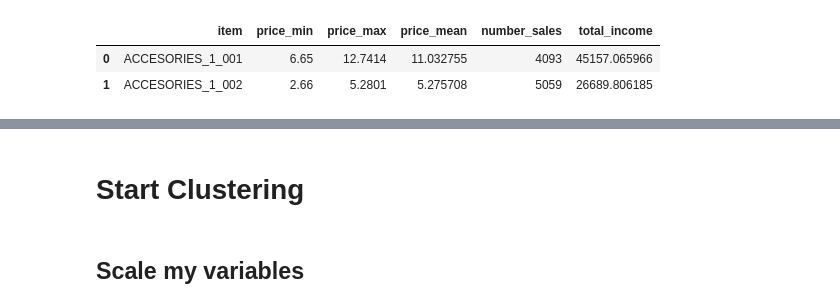
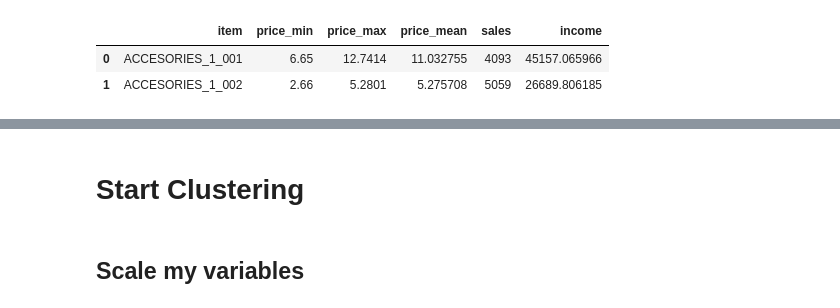
Before and after one commit to Unbiunio/DS-MARKET-TFM, a Jupyter notebook: cluster/cluster.ipynb, the cells around one changed output, grey strips where cells are left out. Saved outputs shown, nothing was run; the diff lists cells and outputs as text; code cells hidden in the pictures.

```diff
--- a/cluster/cluster.ipynb
+++ b/cluster/cluster.ipynb
@@ -40,9 +46,9 @@ df_cluster.head(1)
 # %%
 #Created colum "total_income" that represent the total income for product
-df_cluster['total_income']= df_cluster['price_mean']*df_cluster['number_sales']
+df_cluster['income']= df_cluster['price_mean']*df_cluster['sales']
 df_cluster.head(2)
 # %% [output]
-|  | item | price_min | price_max | price_mean | number_sales | total_income |
+|  | item | price_min | price_max | price_mean | sales | income |
 | 0 | ACCESORIES_1_001 | 6.65 | 12.7414 | 11.032755 | 4093 | 45157.065966 |
 | 1 | ACCESORIES_1_002 | 2.66 | 5.2801 | 5.275708 | 5059 | 26689.806185 |
 # %%
```
Also changed, not shown: parts of 25 cells of this notebook, 11 other files.
